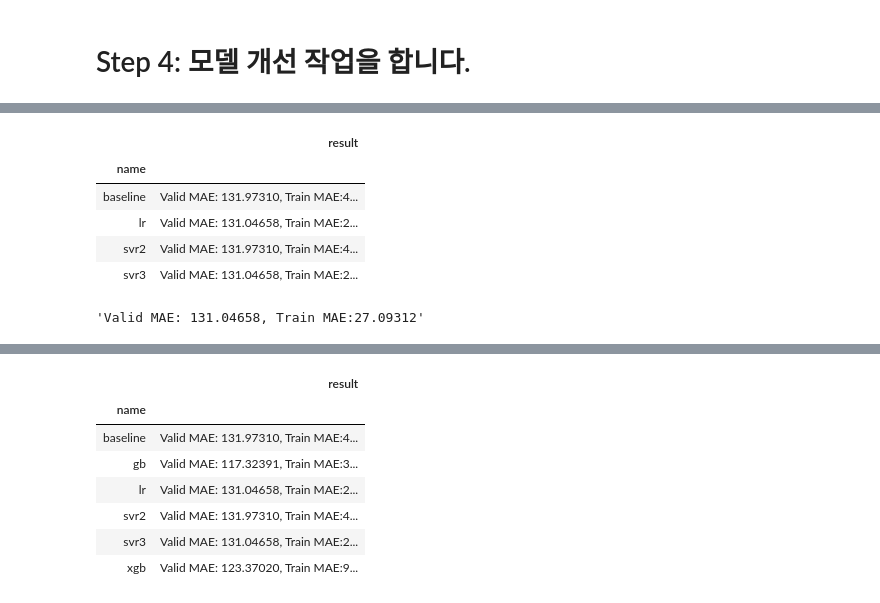
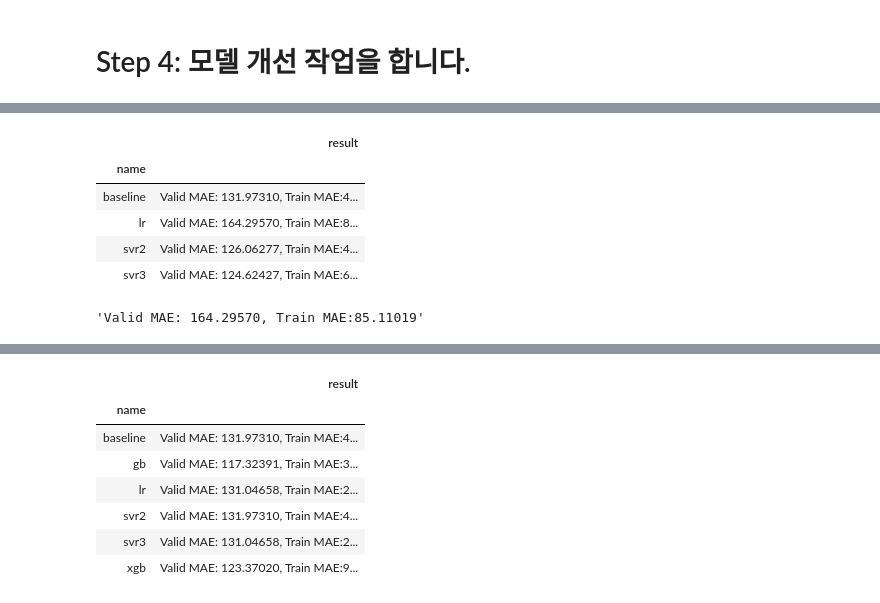
Before and after one commit to jw-koo/DS_lv3_2412, a Jupyter notebook: sec_ds_lv3_prob3_kaggle.ipynb, the cells around one changed output, grey strips where cells are left out. Drawn from its saved outputs; the diff is of its cells as text; code cells hidden in the pictures.

```diff
--- a/sec_ds_lv3_prob3_kaggle.ipynb
+++ b/sec_ds_lv3_prob3_kaggle.ipynb
@@ -316,23 +340,23 @@ print("자가채점", mean_absolute_error(s_kaggle_ans, prd))
 # %%
 # LR: LinearRegression 모델을 사용합니다.
 from sklearn.linear_model import LinearRegression
 
 # LinearRegression
 ct = ColumnTransformer([
     ('std', StandardScaler(), ['TotalHour'] + ['lag_{}'.format(i) for i in range(1, 7)]),
     ('ohe', OneHotEncoder(drop='first', categories='auto'), ['DayName']),
-    ('pt', 'passthrough', ['AM', 'Holiday_yn'])
+    ('pt', 'passthrough', ['AM'])
 ])
-reg_lr = make_pipeline(ct, SVR(kernel='rbf', C= 1000, gamma=0.3)) # TODO-with SVR 대신에 LinearRegression을 사용해봅니다.
+reg_lr = make_pipeline(ct, LinearRegression()) # SVR 대신에 LinearRegression을 사용해봅니다.
 eval_model('lr', reg_lr)
 # %% [output]
 |  | result |
 | name |  |
 | baseline | Valid MAE: 131.97310, Train MAE:4... |
-| lr | Valid MAE: 131.04658, Train MAE:2... |
-| svr2 | Valid MAE: 131.97310, Train MAE:4... |
-| svr3 | Valid MAE: 131.04658, Train MAE:2... |
+| lr | Valid MAE: 164.29570, Train MAE:8... |
+| svr2 | Valid MAE: 126.06277, Train MAE:4... |
+| svr3 | Valid MAE: 124.62427, Train MAE:6... |
-'Valid MAE: 131.04658, Train MAE:27.09312'
+'Valid MAE: 164.29570, Train MAE:85.11019'
 # %%
 from sklearn.ensemble import VotingRegressor
 # reg_svr2 와 reg_svr3을 Voting 앙상블 해봅니다.
```
Also changed, not shown: parts of 15 cells of this notebook.
